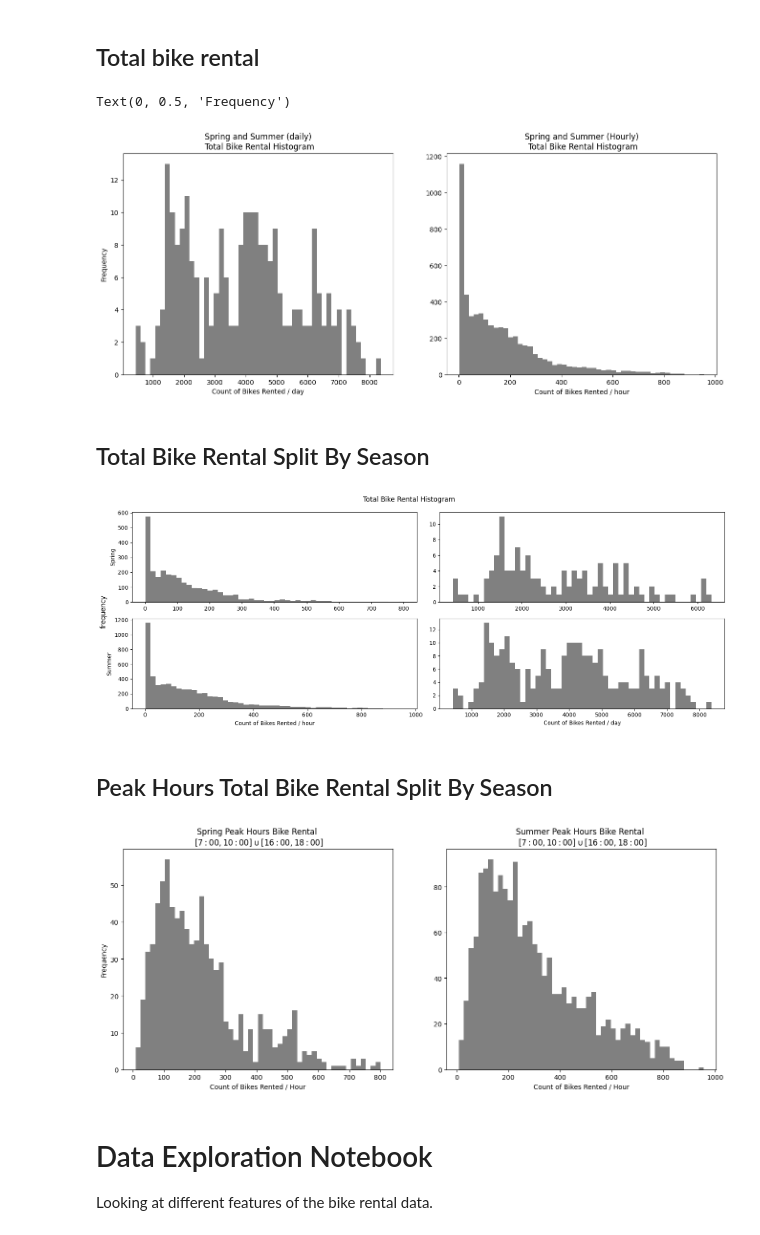
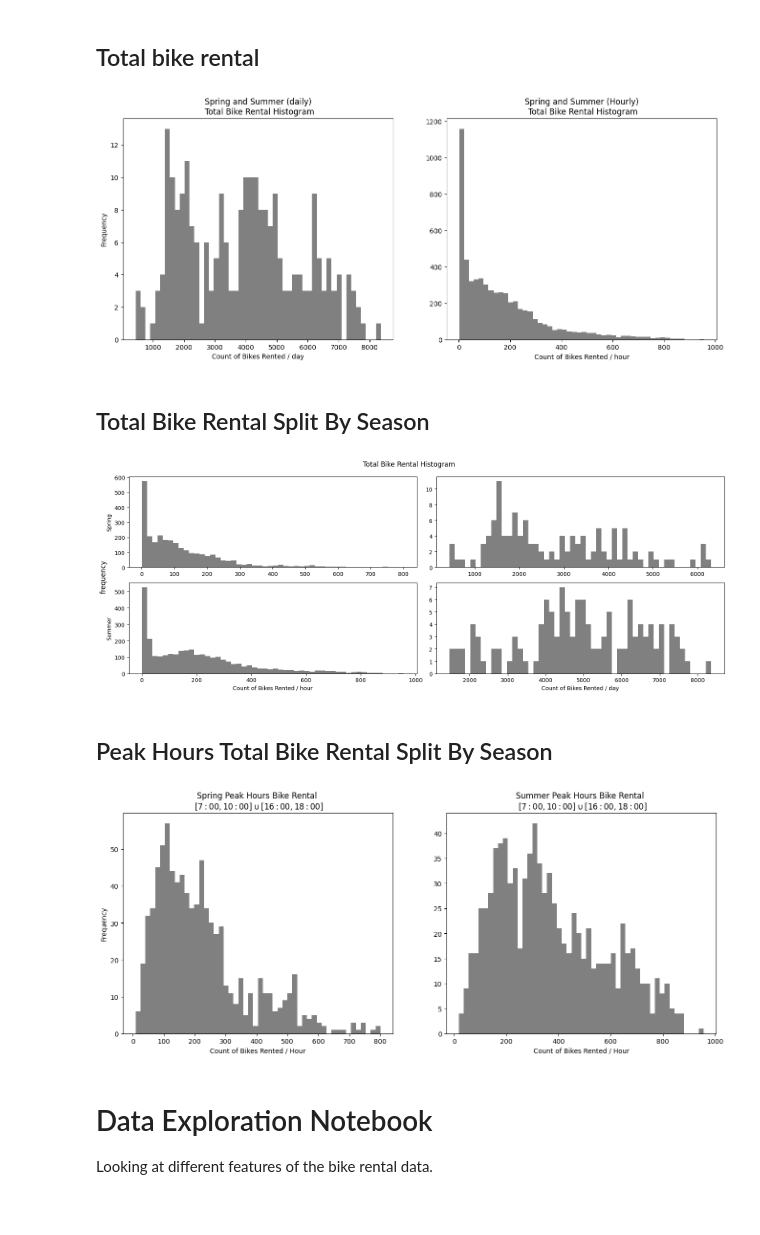
Before and after one commit to seancraven/stat_0028_group_09, a Jupyter notebook: Data_exploration.ipynb, the cells around one changed output. Drawn from its saved outputs; the diff is of its cells as text; code cells hidden in the pictures.

```diff
--- a/Data_exploration.ipynb
+++ b/Data_exploration.ipynb
@@ -10,6 +10,14 @@ The `union` method is used to join two mutually exclusive subsets. This is usefu
 # %% [markdown]
 ## Total bike rental
 # %%
+"""
+Here I create two instances of the BikeData Class one with the hourly data
+and one with the daily data. I then create subset of only working days and
+non holiday days during spring and summer. The .data method calls a data
+frame with the same column headings as the input data. The 'cnt' column is
+The total count column. These are then plotted.
+"""
+
 daily = BikeData("day.csv")
 hourly = BikeData("hour.csv")
 spring_summer = daily.subset(leq={"season": 2}, eq={"holiday": 0, "workingday":1})
@@ -24,20 +32,18 @@ ax[0].set_xlabel("Count of Bikes Rented / day")
 ax[1].set_xlabel("Count of Bikes Rented / hour")
 ax[0].set_ylabel("Frequency");
 # %% [output]
-Text(0, 0.5, 'Frequency')
 [figure]
 # %% [markdown]
 ## Total Bike Rental Split By Season
 # %%
-
-spring = daily.subset(leq={"season": 1},
-                      eq={"holiday": 0, "workingday": 1})
-summer = daily.subset(leq={"season": 2},
-                      eq={"holiday": 0, "workingday": 1})
-summer_h = hourly.subset(leq={"season": 2},
-                         eq={"holiday": 0, "workingday": 1})
-spring_h = hourly.subset(leq={"season": 1},
-                         eq={"holiday": 0, "workingday": 1})
+"""
+Here I take the daily and hourly bikedata objects and make new subsets from
+them. Where each one is a separate season.
+"""
+spring = daily.subset(eq={"season": 1,"holiday": 0, "workingday": 1})
+summer = daily.subset(eq={"season": 2, "holiday": 0, "workingday": 1})
+summer_h = hourly.subset(eq={"season": 2, "holiday": 0, "workingday": 1})
+spring_h = hourly.subset(eq={"season": 1, "holiday": 0, "workingday": 1})
 h_d = {"Spring": (spring_h, spring), "Summer": (summer_h, summer)}
 
 fig, ax = plt.subplots(2, 2, figsize=(16, 6))
@@ -51,32 +57,39 @@ ax[1, 0].set_xlabel("Count of Bikes Rented / hour");
 fig.supylabel("frequency")
 fig.tight_layout();
 # %% [output]
-[figure, old version]
+[figure, new version]
 # %% [markdown]
 ## Peak Hours Total Bike Rental Split By Season
 # %%
-summer_h = hourly.subset(leq={"season": 2, "hr": 10}, geq={"hr":7},
-                                   eq={"holiday": 0, "workingday": 1})
-summer_h_up = hourly.subset(leq={"season": 2, "hr": 18}, geq={"hr":16},
-                         eq={"holiday": 0, "workingday": 1})
-spring_h = hourly.subset(leq={"season": 1, "hr": 10}, geq={"hr":7},
-                         eq={"holiday": 0, "workingday": 1})
-spring_h_up = hourly.subset(leq={"season": 1, "hr": 18}, geq={"hr":16},
-                         eq={"holiday": 0, "workingday": 1})
+"""
+In the final plot, I form new subsets where they are mutually exclusive.
+The morning peak hours are the first selections using the geq and leq
+operators. Then I use the union join operator, because the morning and
+evening hours are mutually exclusive, I could have made subsets from the
+previously created ones.
+"""
+summer_h = hourly.subset(leq={"hr": 10}, geq={"hr":7},
+                        eq={"season": 2,"holiday": 0, "workingday": 1})
+summer_h_up = hourly.subset(leq={"hr": 18}, geq={"hr":16},
+                         eq={"season":2, "holiday": 0, "workingday": 1})
+spring_h = hourly.subset(leq={"hr": 10}, geq={"hr":7},
+                         eq={"season":1, "holiday": 0, "workingday": 1})
+spring_h_up = hourly.subset(leq={ "hr": 18}, geq={"hr":16},
+                         eq={"season": 1,"holiday": 0, "workingday": 1})
 spring_peak = spring_h.union(spring_h_up)
 summer_peak = summer_h.union(summer_h_up)
 
 fig, ax = plt.subplots(1,2, figsize=(16,6))
 ax[0].hist(spring_peak.data["cnt"], bins=50, color="grey")
 ax[1].hist(summer_peak.data["cnt"], bins=50, color="grey")
 ax[0].set_title("Spring Peak Hours Bike Rental \n $[7:00,10:00] \cup [16:00, 18:00]$")
 ax[1].set_title("Summer Peak Hours Bike Rental \n $[7:00,10:00] \cup [16:00, 18:00]$")
 
 ax[0].set_xlabel("Count of Bikes Rented / Hour")
 ax[1].set_xlabel("Count of Bikes Rented / Hour")
 ax[0].set_ylabel("Frequency");
 # %% [output]
-[figure, old version]
+[figure, new version]
 # %% [markdown]
 # Data Exploration Notebook
 
```
